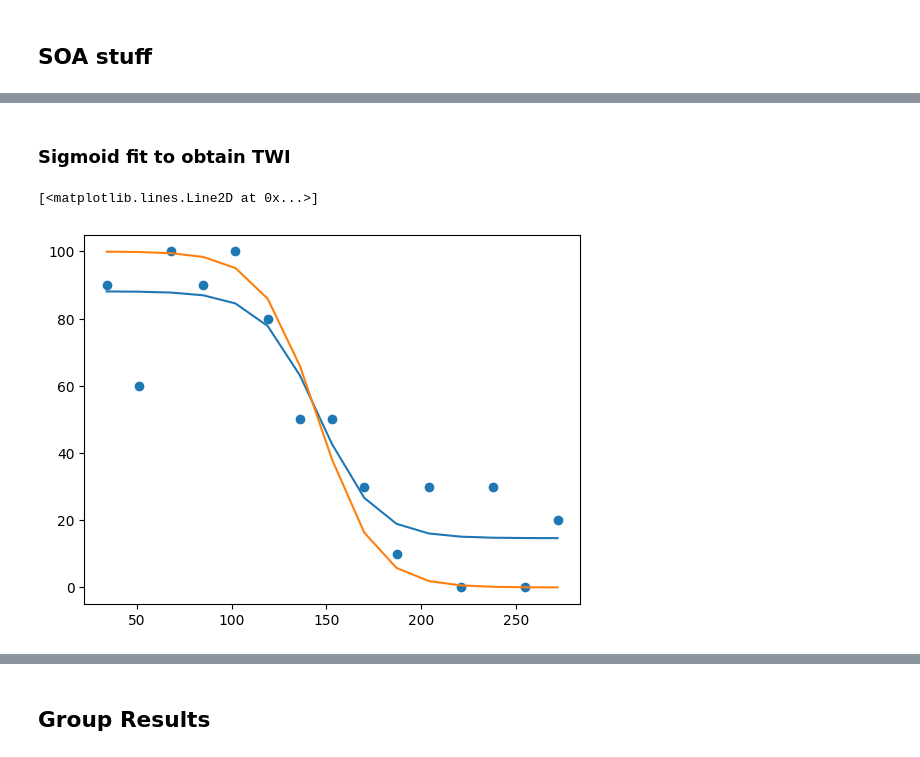
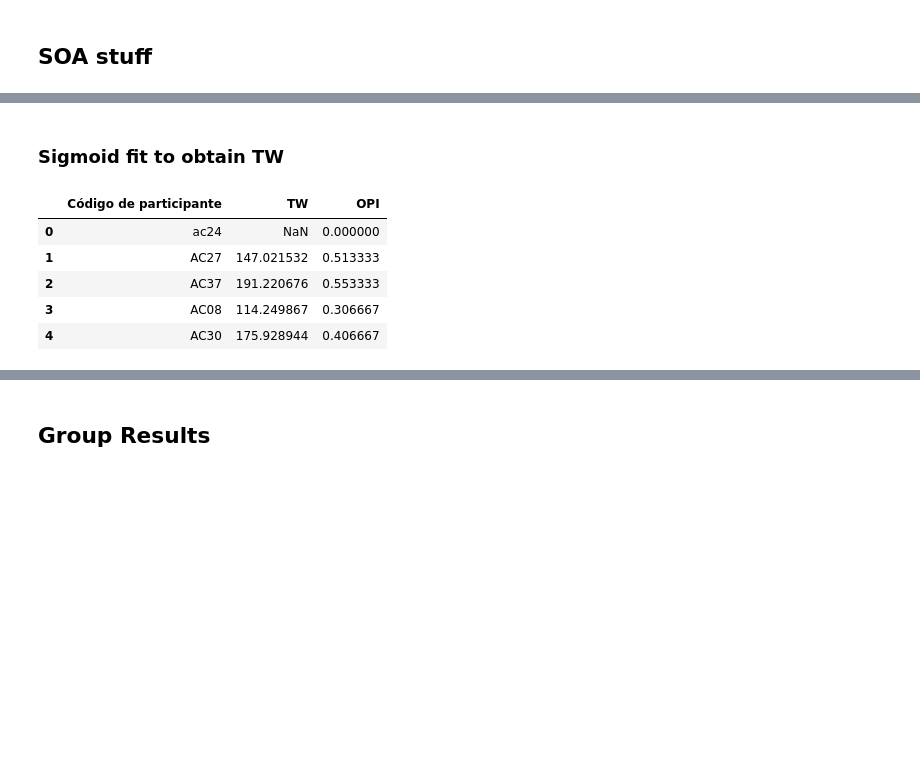
Before and after one commit to camila-maura/GIFTED-DFI, a Jupyter notebook: GIFTED_DFI_Data_Analysis.ipynb, the cells around one changed output, grey strips where cells are left out. Saved outputs shown, nothing was run; the diff lists cells and outputs as text; code cells hidden in the pictures; blank space fills up the shorter version.

```diff
--- a/GIFTED_DFI_Data_Analysis.ipynb
+++ b/GIFTED_DFI_Data_Analysis.ipynb
@@ -235,2 +276,2 @@ data_demographic_autism.head()
 # %% [markdown]
-### Sigmoid fit to obtain TWI
+### Sigmoid fit to obtain TW
@@ -373,9 +277,0 @@ participant_sigmoid_data_alter = alter_sig(soas, participant_twi, participant_sl
-# %%
-import matplotlib.pyplot as plt
-
-plt.scatter(soas, participant_data_illusion)
-plt.plot(soas, participant_sigmoid_data)
-plt.plot(soas, participant_sigmoid_data_alter)
-# %% [output]
-[<matplotlib.lines.Line2D at 0x...>]
-[figure, removed]
@@ -381,0 +306,12 @@ plt.plot(soas, participant_sigmoid_data_alter)
+# %%
+# Create DFI dataset
+df_dfi = pd.DataFrame(list(zip(participant_codes, tw_all, opi_all)),
+               columns =['Código de participante', 'TW', "OPI"])
+df_dfi.head(5)
+# %% [output]
+|  | Código de participante | TW | OPI |
+| 0 | ac24 | NaN | 0.000000 |
+| 1 | AC27 | 147.021532 | 0.513333 |
+| 2 | AC37 | 191.220676 | 0.553333 |
+| 3 | AC08 | 114.249867 | 0.306667 |
+| 4 | AC30 | 175.928944 | 0.406667 |
```
Also changed, not shown: parts of 16 cells of this notebook, 1 other file.
